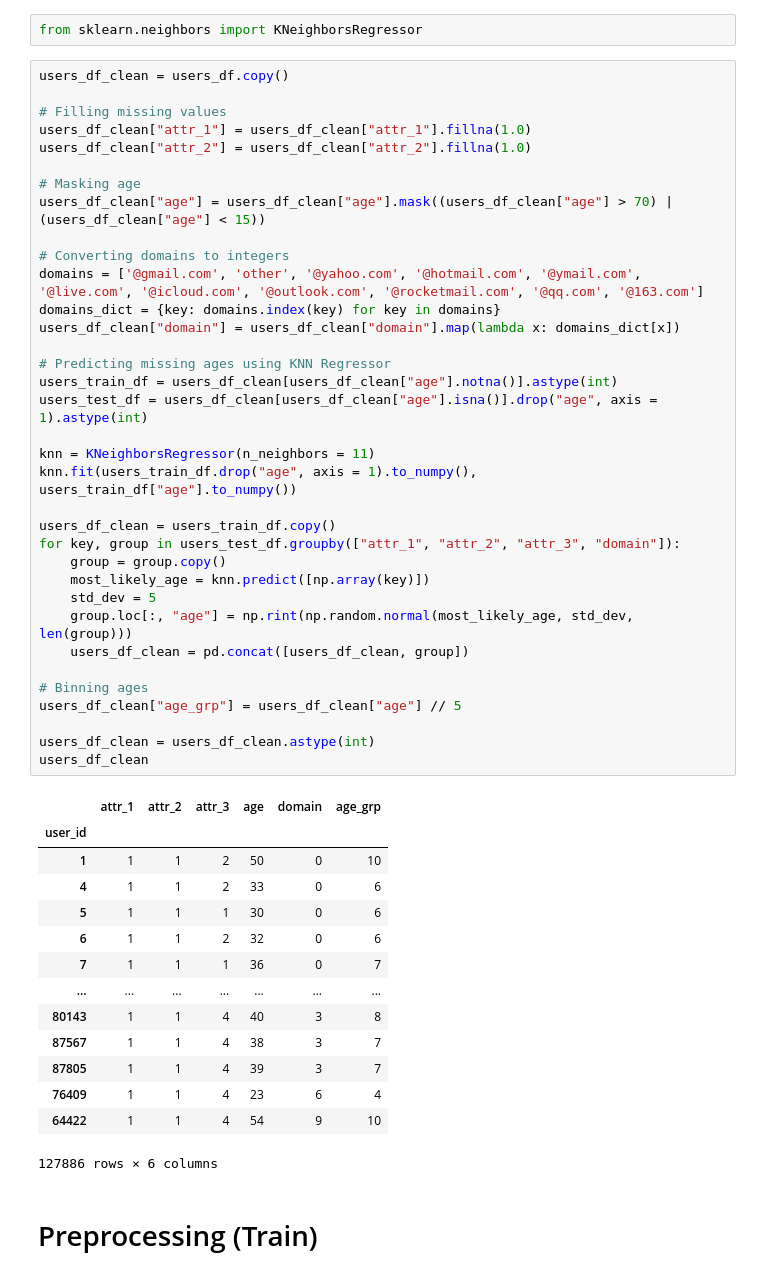
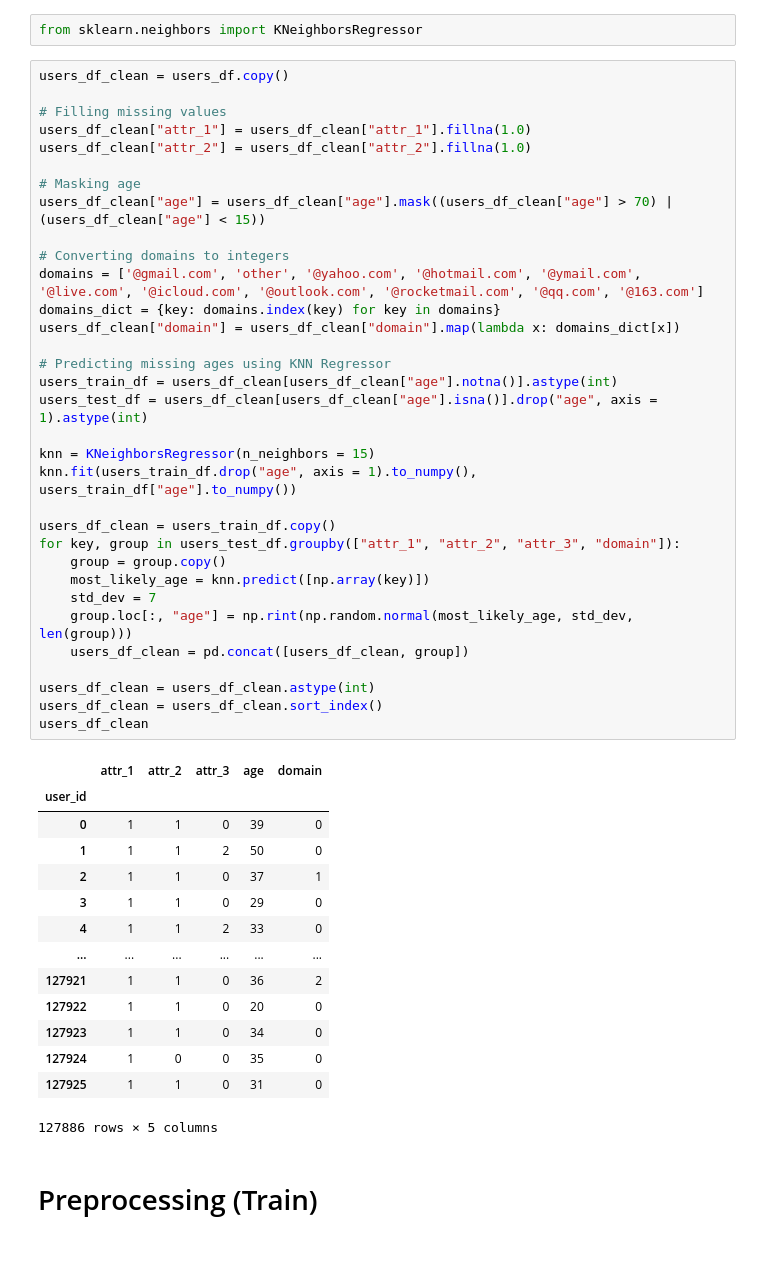
Before and after one commit to alloystory/shopee_code_league, a Jupyter notebook: 8_marketing_analytics/Untitled.ipynb, the cells around one changed output. Cells and saved outputs as stored; diff of their text form.

```diff
--- a/8_marketing_analytics/Untitled.ipynb
+++ b/8_marketing_analytics/Untitled.ipynb
@@ -100,52 +74,50 @@ from sklearn.neighbors import KNeighborsRegressor
 users_df_clean = users_df.copy()
 
 # Filling missing values
 users_df_clean["attr_1"] = users_df_clean["attr_1"].fillna(1.0)
 users_df_clean["attr_2"] = users_df_clean["attr_2"].fillna(1.0)
 
 # Masking age
 users_df_clean["age"] = users_df_clean["age"].mask((users_df_clean["age"] > 70) | (users_df_clean["age"] < 15))
 
 # Converting domains to integers
 domains = ['@gmail.com', 'other', '@yahoo.com', '@hotmail.com', '@ymail.com', '@live.com', '@icloud.com', '@outlook.com', '@rocketmail.com', '@qq.com', '@163.com']
 domains_dict = {key: domains.index(key) for key in domains}
 users_df_clean["domain"] = users_df_clean["domain"].map(lambda x: domains_dict[x])
 
 # Predicting missing ages using KNN Regressor
 users_train_df = users_df_clean[users_df_clean["age"].notna()].astype(int)
 users_test_df = users_df_clean[users_df_clean["age"].isna()].drop("age", axis = 1).astype(int)
 
-knn = KNeighborsRegressor(n_neighbors = 11)
+knn = KNeighborsRegressor(n_neighbors = 15)
 knn.fit(users_train_df.drop("age", axis = 1).to_numpy(), users_train_df["age"].to_numpy())
 
 users_df_clean = users_train_df.copy()
 for key, group in users_test_df.groupby(["attr_1", "attr_2", "attr_3", "domain"]):
     group = group.copy()
     most_likely_age = knn.predict([np.array(key)])
-    std_dev = 5
+    std_dev = 7
     group.loc[:, "age"] = np.rint(np.random.normal(most_likely_age, std_dev, len(group)))
     users_df_clean = pd.concat([users_df_clean, group])
 
-# Binning ages
-users_df_clean["age_grp"] = users_df_clean["age"] // 5
-
 users_df_clean = users_df_clean.astype(int)
+users_df_clean = users_df_clean.sort_index()
 users_df_clean
 # %% [output]
-|  | attr_1 | attr_2 | attr_3 | age | domain | age_grp |
-| user_id |  |  |  |  |  |  |
-| 1 | 1 | 1 | 2 | 50 | 0 | 10 |
-| 4 | 1 | 1 | 2 | 33 | 0 | 6 |
-| 5 | 1 | 1 | 1 | 30 | 0 | 6 |
-| 6 | 1 | 1 | 2 | 32 | 0 | 6 |
-| 7 | 1 | 1 | 1 | 36 | 0 | 7 |
-| ... | ... | ... | ... | ... | ... | ... |
-| 80143 | 1 | 1 | 4 | 40 | 3 | 8 |
-| 87567 | 1 | 1 | 4 | 38 | 3 | 7 |
-| 87805 | 1 | 1 | 4 | 39 | 3 | 7 |
-| 76409 | 1 | 1 | 4 | 23 | 6 | 4 |
-| 64422 | 1 | 1 | 4 | 54 | 9 | 10 |
+|  | attr_1 | attr_2 | attr_3 | age | domain |
+| user_id |  |  |  |  |  |
+| 0 | 1 | 1 | 0 | 39 | 0 |
+| 1 | 1 | 1 | 2 | 50 | 0 |
+| 2 | 1 | 1 | 0 | 37 | 1 |
+| 3 | 1 | 1 | 0 | 29 | 0 |
+| 4 | 1 | 1 | 2 | 33 | 0 |
+| ... | ... | ... | ... | ... | ... |
+| 127921 | 1 | 1 | 0 | 36 | 2 |
+| 127922 | 1 | 1 | 0 | 20 | 0 |
+| 127923 | 1 | 1 | 0 | 34 | 0 |
+| 127924 | 1 | 0 | 0 | 35 | 0 |
+| 127925 | 1 | 1 | 0 | 31 | 0 |
-127886 rows × 6 columns
+127886 rows × 5 columns
 # %% [markdown]
 # Preprocessing (Train)
 # %%
```
Also changed, not shown: parts of 27 cells of this notebook, 2 other files.
